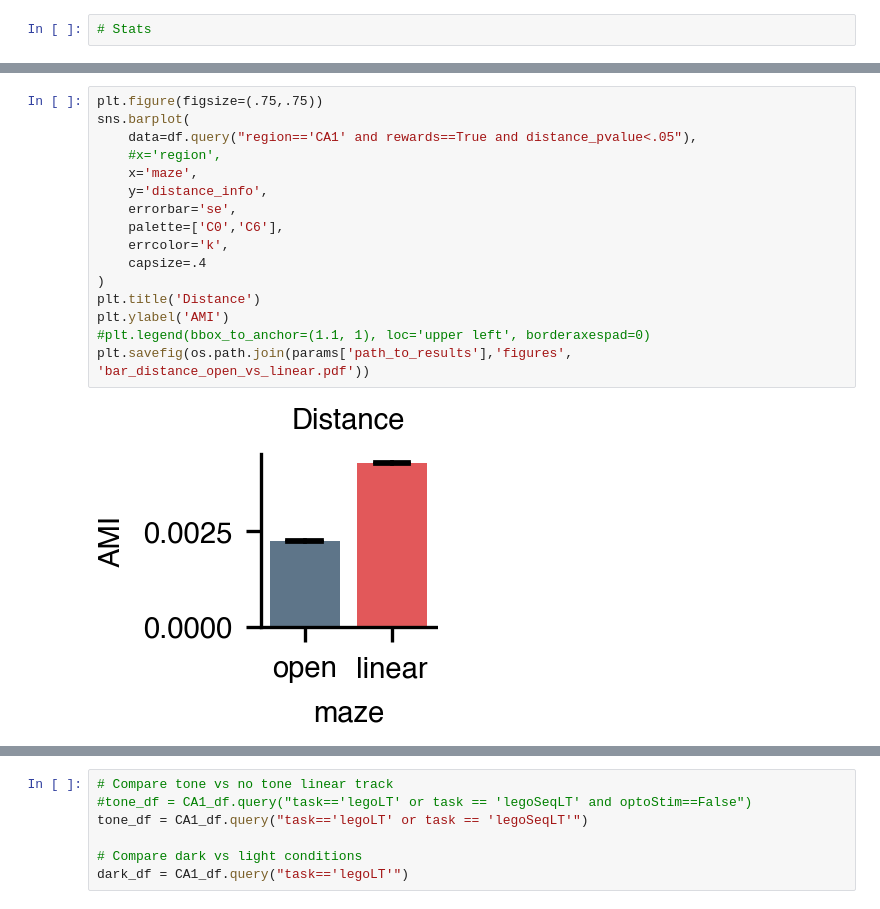
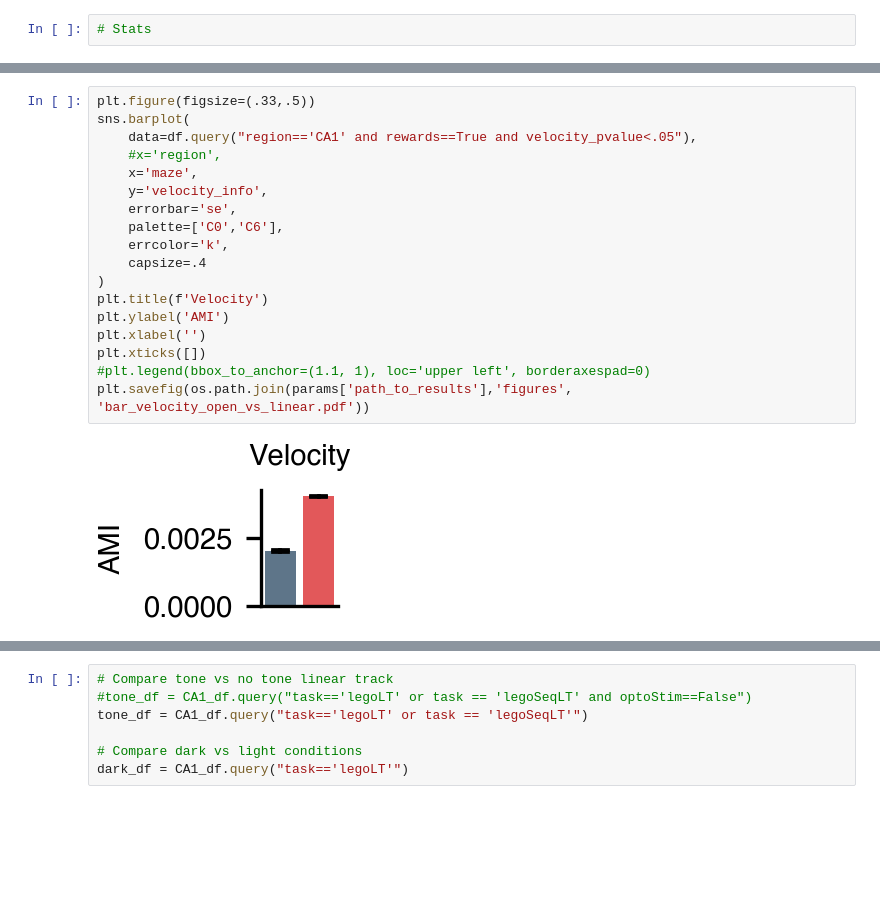
Before and after one commit to etterguillaume/PyCaAn, a Jupyter notebook: plot_emergence_spatiotemporal_codes.ipynb, the cells around one changed output, grey strips where cells are left out. Drawn from its saved outputs; the diff is of its cells as text; blank space fills up the shorter version.

```diff
--- a/plot_emergence_spatiotemporal_codes.ipynb
+++ b/plot_emergence_spatiotemporal_codes.ipynb
@@ -130,18 +155,20 @@ plt.savefig(os.path.join(params['path_to_results'],'figures', 'bar_spatial_open_
 # %%
-plt.figure(figsize=(.75,.75))
+plt.figure(figsize=(.33,.5))
 sns.barplot(
-    data=df.query("region=='CA1' and rewards==True and distance_pvalue<.05"),
+    data=df.query("region=='CA1' and rewards==True and velocity_pvalue<.05"),
     #x='region',
     x='maze',
-    y='distance_info',
+    y='velocity_info',
     errorbar='se',
     palette=['C0','C6'],
     errcolor='k',
     capsize=.4
 )
-plt.title('Distance')
+plt.title(f'Velocity')
 plt.ylabel('AMI')
+plt.xlabel('')
+plt.xticks([])
 #plt.legend(bbox_to_anchor=(1.1, 1), loc='upper left', borderaxespad=0)
-plt.savefig(os.path.join(params['path_to_results'],'figures', 'bar_distance_open_vs_linear.pdf'))
+plt.savefig(os.path.join(params['path_to_results'],'figures', 'bar_velocity_open_vs_linear.pdf'))
 # %% [output]
-[figure, old version]
+[figure, new version]
```
Also changed, not shown: parts of 7 cells of this notebook, 1 other file.
